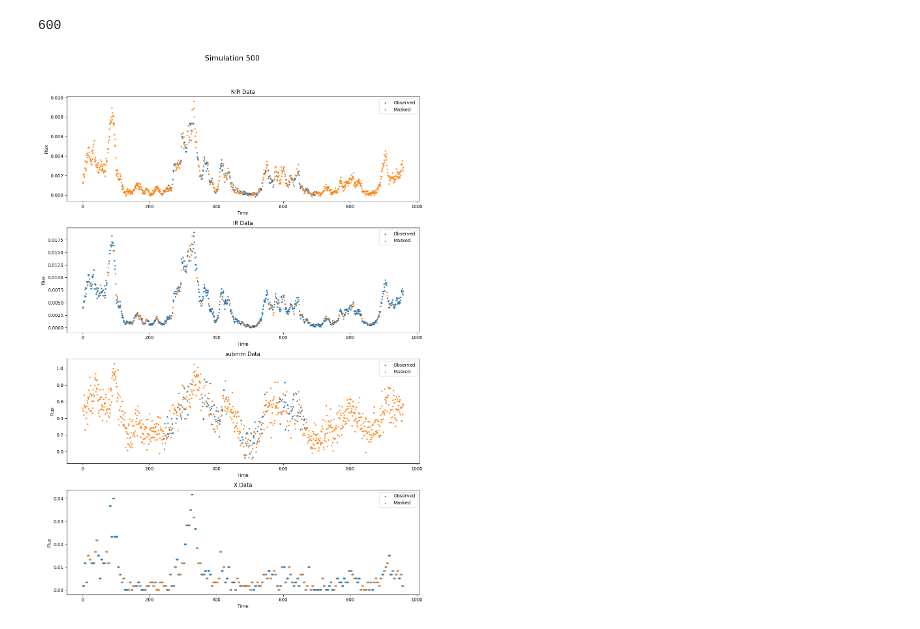
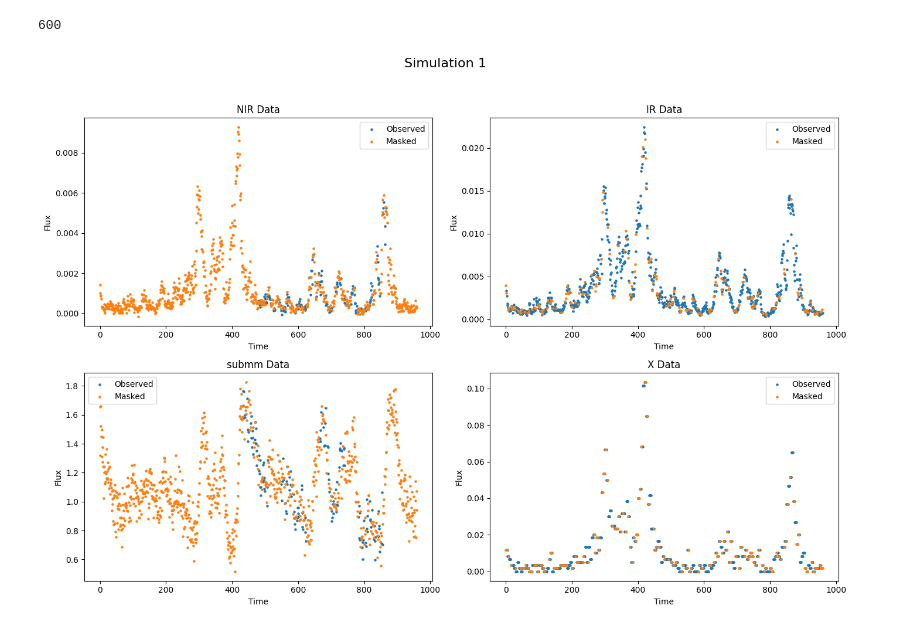
Before and after one commit to GabrielSasseville01/SgrA_Interpolation, a Jupyter notebook: Simulations/parallel_simulation.ipynb, the cells around one changed output. Drawn from its saved outputs; the diff is of its cells as text; code cells hidden in the pictures.

Commit message:
Fixed order of simulations

```diff
--- a/Simulations/parallel_simulation.ipynb
+++ b/Simulations/parallel_simulation.ipynb
@@ -27,14 +27,14 @@ sim.Simulation.run_parallel_simulations(epoch, sampling_rate, VarDict, num_simul
 # %%
 num_simulations = 150
 batch_size = 50
 num_batches = num_simulations // batch_size + (1 if num_simulations % batch_size != 0 else 0)
 
 all_data = sim.Simulation.load_all_data(num_batches, 4)
 print(len(all_data))
 # len(all_data)
-sim_number = 500
-sim.Simulation.plot_simulation(all_data[sim_number]['data'], sim_number, 1)
+sim_number = 0
+sim.Simulation.plot_simulation(all_data[sim_number]['data'], sim_number, 2)
 # simulation.Simulation.plot_all_simulations(all_data)
 # %% [output]
 600
-[figure, old version]
+[figure, new version]
```
Also changed, not shown: 2 other files.
